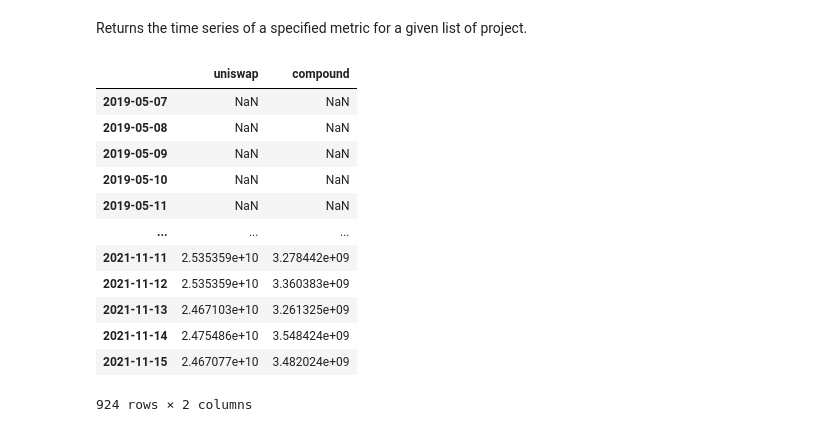
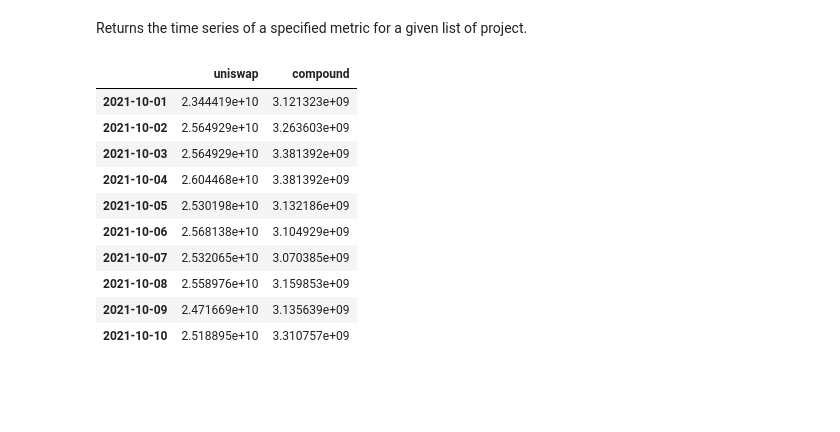
Before and after one commit to messari/messari-python-api, a Jupyter notebook: examples/Token_Terminal_API_Demo.ipynb, the cells around one changed output. Drawn from its saved outputs; the diff is of its cells as text; code cells hidden in the pictures; blank space fills up the shorter version.

```diff
--- a/examples/Token_Terminal_API_Demo.ipynb
+++ b/examples/Token_Terminal_API_Demo.ipynb
@@ -64,19 +63,18 @@ protocol_data
 # %% [markdown]
 Returns the time series of a specified metric for a given list of project.
 # %%
-historical_mktcap = tt.get_historical_metric_data(protocols, metric="market_cap")
+historical_mktcap = tt.get_historical_metric_data(protocols, metric="market_cap",
+                                                  start_date=start_date, end_date=end_date)
 historical_mktcap
 # %% [output]
 |  | uniswap | compound |
-| 2019-05-07 | NaN | NaN |
-| 2019-05-08 | NaN | NaN |
-| 2019-05-09 | NaN | NaN |
-| 2019-05-10 | NaN | NaN |
-| 2019-05-11 | NaN | NaN |
-| ... | ... | ... |
-| 2021-11-11 | 2.535359e+10 | 3.278442e+09 |
-| 2021-11-12 | 2.535359e+10 | 3.360383e+09 |
-| 2021-11-13 | 2.467103e+10 | 3.261325e+09 |
-| 2021-11-14 | 2.475486e+10 | 3.548424e+09 |
-| 2021-11-15 | 2.467077e+10 | 3.482024e+09 |
+| 2021-10-01 | 2.344419e+10 | 3.121323e+09 |
+| 2021-10-02 | 2.564929e+10 | 3.263603e+09 |
+| 2021-10-03 | 2.564929e+10 | 3.381392e+09 |
+| 2021-10-04 | 2.604468e+10 | 3.381392e+09 |
+| 2021-10-05 | 2.530198e+10 | 3.132186e+09 |
+| 2021-10-06 | 2.568138e+10 | 3.104929e+09 |
+| 2021-10-07 | 2.532065e+10 | 3.070385e+09 |
+| 2021-10-08 | 2.558976e+10 | 3.159853e+09 |
+| 2021-10-09 | 2.471669e+10 | 3.135639e+09 |
+| 2021-10-10 | 2.518895e+10 | 3.310757e+09 |
-924 rows × 2 columns
```
Also changed, not shown: parts of 2 cells of this notebook, 3 other files.
